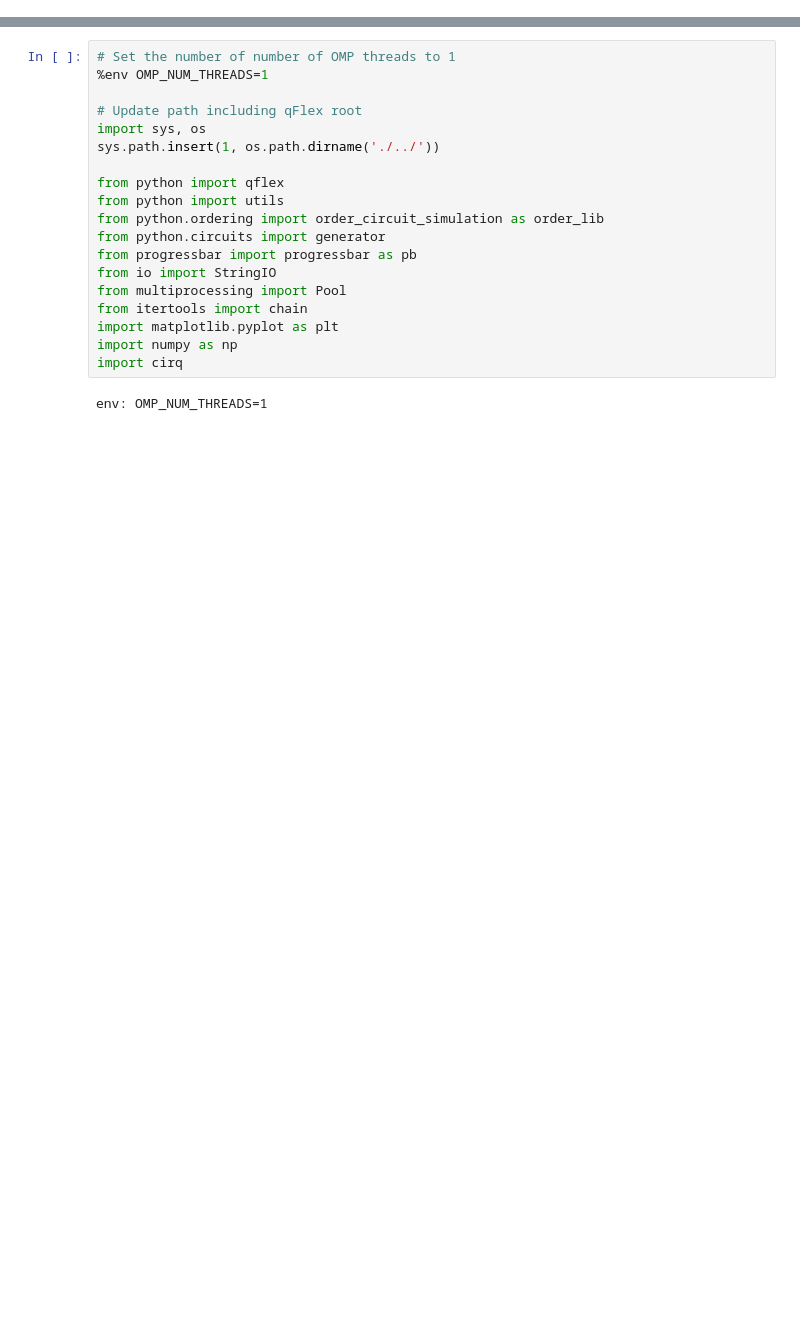
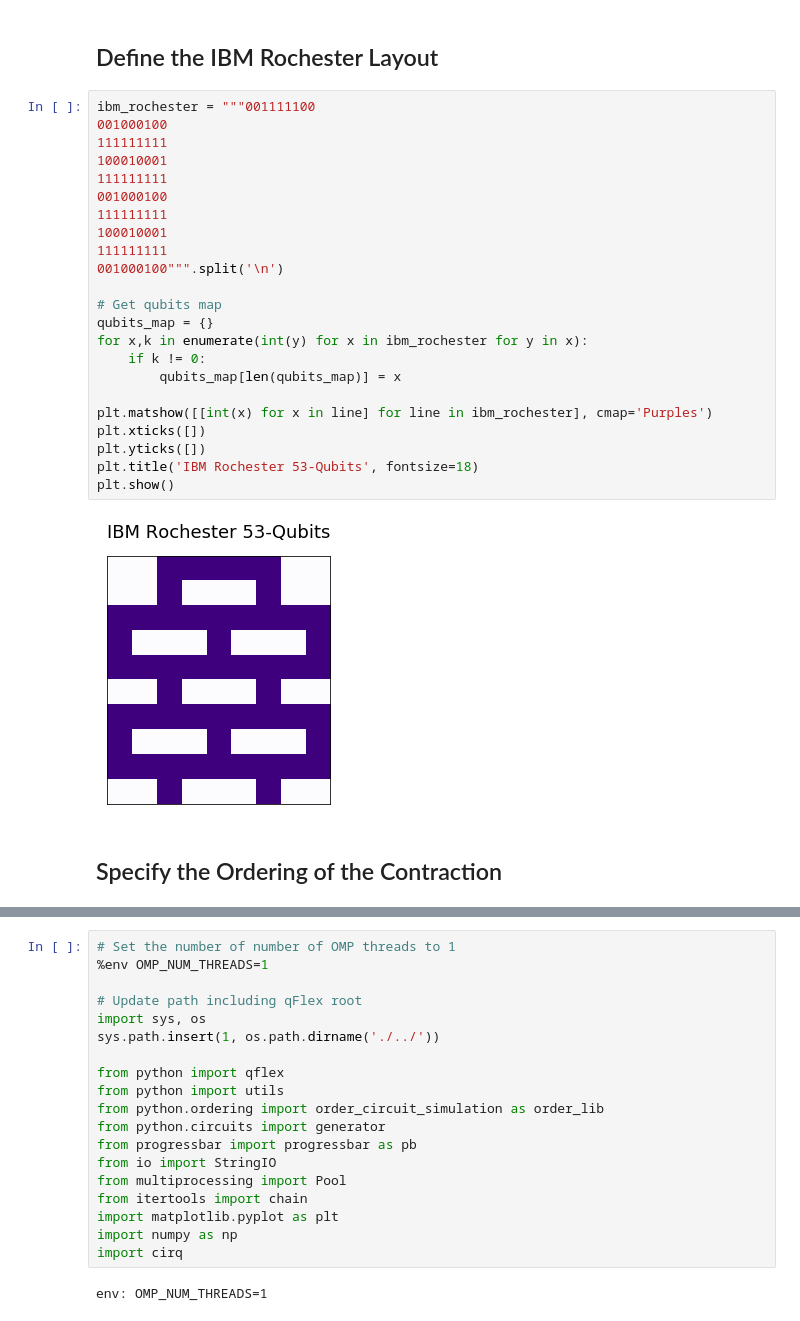
Before and after one commit to ngnrsaa/qflex, a Jupyter notebook: numerics/qFlex_IBM_Rochester.ipynb, the cells around one changed output, grey strips where cells are left out. Saved outputs shown, nothing was run; the diff lists cells and outputs as text; blank space fills up the shorter version.

Commit message:
Update Rochester simulation.

```diff
--- a/numerics/qFlex_IBM_Rochester.ipynb
+++ b/numerics/qFlex_IBM_Rochester.ipynb
@@ -0,0 +19,29 @@
+# %% [markdown]
+## Define the IBM Rochester Layout
+# %%
+ibm_rochester = """001111100
+001000100
+111111111
+100010001
+111111111
+001000100
+111111111
+100010001
+111111111
+001000100""".split('\n')
+
+# Get qubits map
+qubits_map = {}
+for x,k in enumerate(int(y) for x in ibm_rochester for y in x):
+    if k != 0:
+        qubits_map[len(qubits_map)] = x
+
+plt.matshow([[int(x) for x in line] for line in ibm_rochester], cmap='Purples')
+plt.xticks([])
+plt.yticks([])
+plt.title('IBM Rochester 53-Qubits', fontsize=18)
+plt.show()
+# %% [output]
+[figure, added]
+# %% [markdown]
+## Specify the Ordering of the Contraction
```
Also changed, not shown: parts of 21 cells of this notebook, 2 other files.
